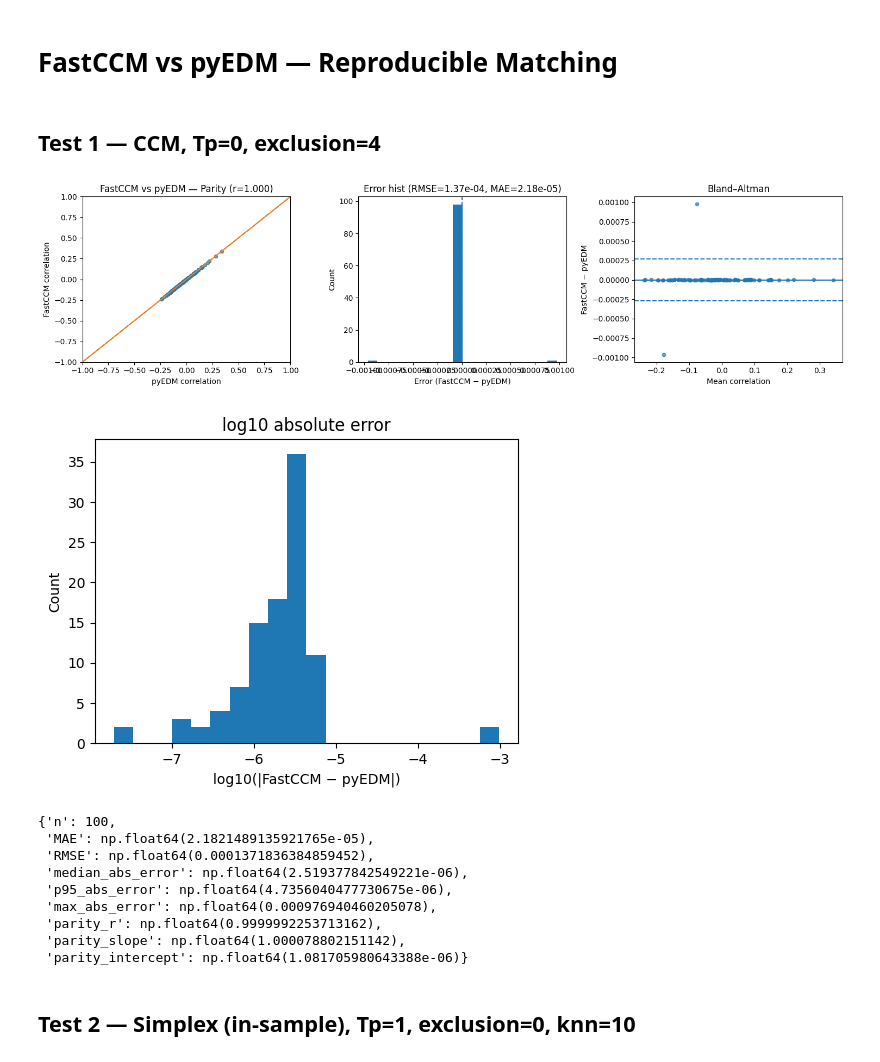
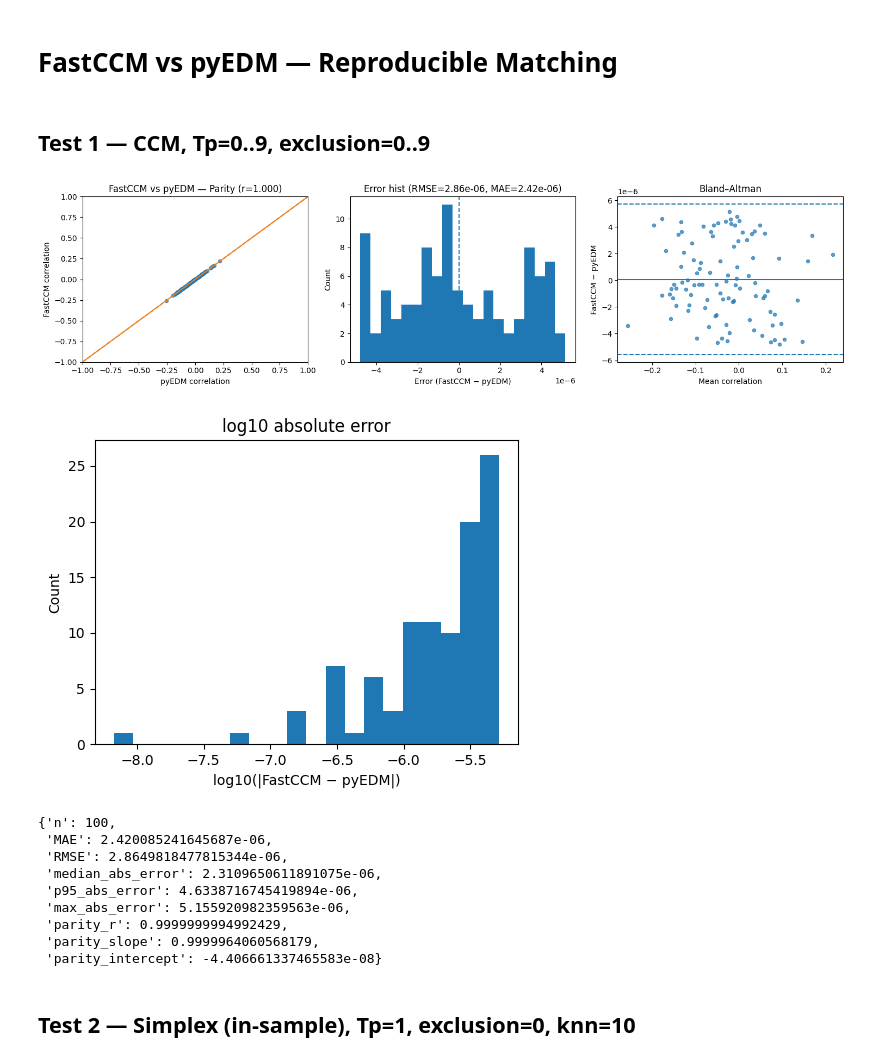
Before and after one commit to z7743/FastCCM, a Jupyter notebook: notebooks/CCM results comparison.ipynb, the cells around one changed output. Drawn from its saved outputs; the diff is of its cells as text; code cells hidden in the pictures.

Commit message:
Result matchin with pyedm

```diff
--- a/notebooks/CCM results comparison.ipynb
+++ b/notebooks/CCM results comparison.ipynb
@@ -138,47 +140,47 @@ def _smap_pyedm_safe_call(df, columns, target, lib, pred, E, tau, Tp, theta, exc
         exclusionRadius=exclusionRadius
     )
 # %% [markdown]
-## Test 1 — CCM, Tp=0, exclusion=4
+## Test 1 — CCM, Tp=0..9, exclusion=0..9
 # %%
 
 ccm = PairwiseCCM(device="cpu")
 X_to_Y_res_FastCCM, X_to_Y_res_pyEDM = [], []
 
 np.random.seed(1)
 for _ in range(100):
     X = np.random.normal(0,10,200)
     Y = np.random.uniform(0,10,200)
     df = pd.DataFrame([X,Y],index=["X","Y"]).T
 
     X_emb = utils.embed(X[:,None],E = 3, tau = 1)
     Y_emb = utils.embed(Y[:,None],E = 3, tau = 1)
 
     fast_ccm_res = PairwiseCCM("cpu").compute(X_emb = X_emb,
                                               Y_emb = Y_emb,
                                               library_size = 200,
-                                              sample_size = 200, exclusion_window=1, tp=0,
-                                              method="simplex",seed=1,trials=1, nbrs_num=4)
+                                              sample_size = 200, exclusion_window=_//10, tp=_//10,
+                                              method="simplex",seed=1,trials=1, nbrs_num=10)
 
-    pyedm_ccm_res = pyEDM.CCM(df,columns="X",target="Y",libSizes="200", sample=1, E=3, tau=-1,
-                              exclusionRadius=1,seed=1, knn=4, noTime=True).to_numpy()
+    pyedm_ccm_res = pyEDM.CCM(df,columns="X",target="Y",libSizes="200", sample=1, E=3, tau=-1,Tp=_//10,
+                              exclusionRadius=_//10,seed=1, knn=10, noTime=True).to_numpy()
 
     X_to_Y_res_FastCCM.append(fast_ccm_res[-1].squeeze())
     X_to_Y_res_pyEDM.append(pyedm_ccm_res[-1,1])
 
 metrics, (fig, axes) = plot_ccm_agreement(X_to_Y_res_FastCCM, X_to_Y_res_pyEDM)
 metrics
 # %% [output]
-[figure, old version]
+[figure, new version]
-[figure, old version]
+[figure, new version]
 {'n': 100,
- 'MAE': np.float64(2.1821489135921765e-05),
- 'RMSE': np.float64(0.0001371836384859452),
- 'median_abs_error': np.float64(2.519377842549221e-06),
- 'p95_abs_error': np.float64(4.7356040477730675e-06),
- 'max_abs_error': np.float64(0.000976940460205078),
- 'parity_r': np.float64(0.9999992253713162),
- 'parity_slope': np.float64(1.000078802151142),
- 'parity_intercept': np.float64(1.081705980643388e-06)}
+ 'MAE': 2.420085241645687e-06,
+ 'RMSE': 2.8649818477815344e-06,
+ 'median_abs_error': 2.3109650611891075e-06,
+ 'p95_abs_error': 4.6338716745419894e-06,
+ 'max_abs_error': 5.155920982359563e-06,
+ 'parity_r': 0.9999999994992429,
+ 'parity_slope': 0.9999964060568179,
+ 'parity_intercept': -4.406661337465583e-08}
 # %% [markdown]
 ## Test 2 — Simplex (in-sample), Tp=1, exclusion=0, knn=10
 # %%
```
Also changed, not shown: parts of 6 cells of this notebook.
